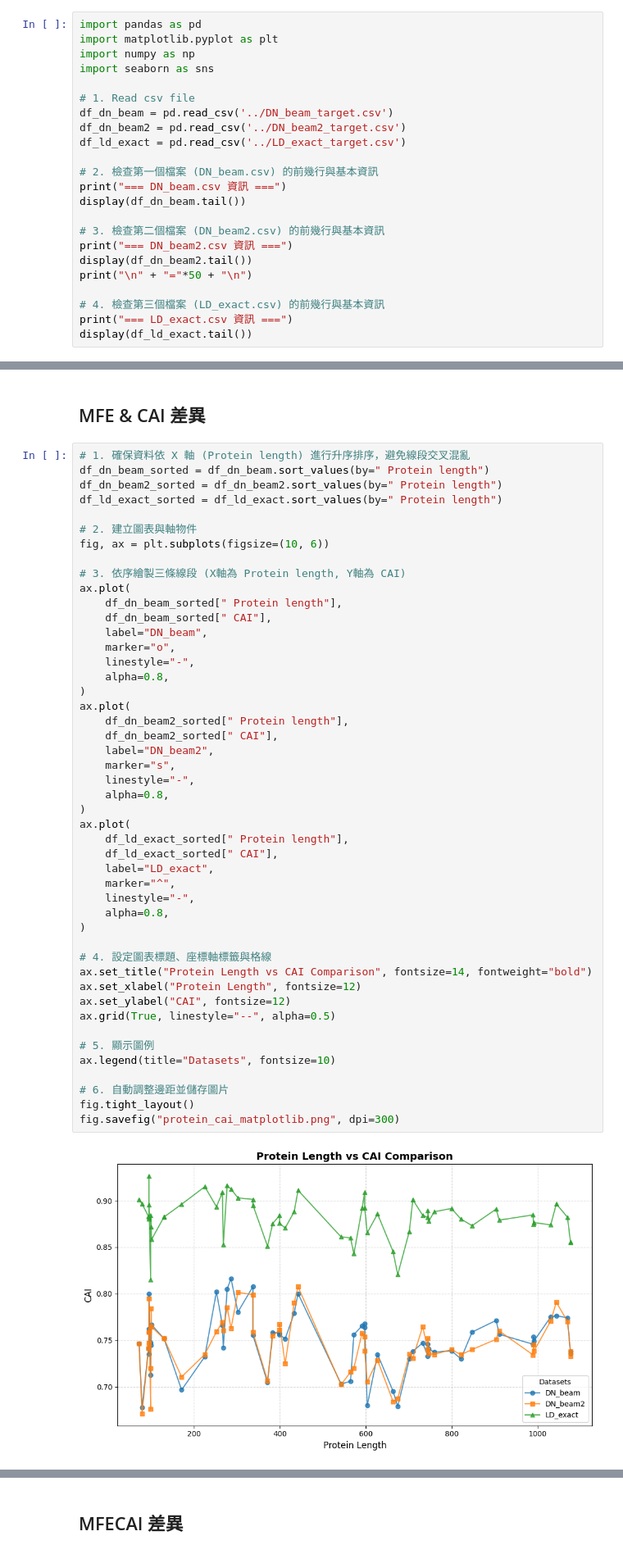
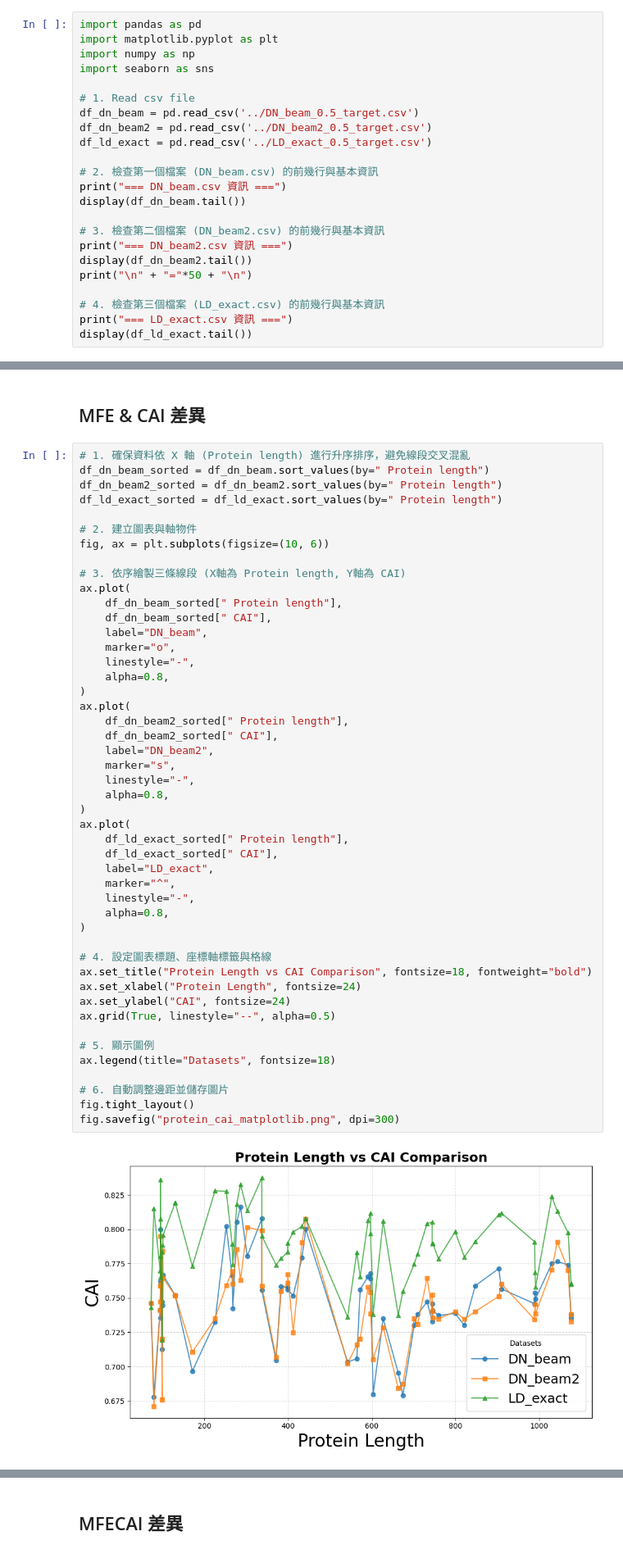
Before and after one commit to Beck049/LinearCDSfold, a Jupyter notebook: visualization/beam_speedup.ipynb, the cells around one changed output, grey strips where cells are left out. Shown at 82% size. Drawn from its saved outputs; the diff is of its cells as text.

Commit message:
[exec] 執行 beam speedup visualization

```diff
--- a/visualization/beam_speedup.ipynb
+++ b/visualization/beam_speedup.ipynb
@@ -41,9 +41,9 @@ import numpy as np
 import seaborn as sns
 
 # 1. Read csv file
-df_dn_beam = pd.read_csv('../DN_beam_target.csv')
-df_dn_beam2 = pd.read_csv('../DN_beam2_target.csv')
-df_ld_exact = pd.read_csv('../LD_exact_target.csv')
+df_dn_beam = pd.read_csv('../DN_beam_0.5_target.csv')
+df_dn_beam2 = pd.read_csv('../DN_beam2_0.5_target.csv')
+df_ld_exact = pd.read_csv('../LD_exact_0.5_target.csv')
 
 # 2. 檢查第一個檔案 (DN_beam.csv) 的前幾行與基本資訊
 print("=== DN_beam.csv 資訊 ===")
@@ -196,38 +233,38 @@ ax.plot(
     marker="o",
     linestyle="-",
     alpha=0.8,
 )
 ax.plot(
     df_dn_beam2_sorted[" Protein length"],
     df_dn_beam2_sorted[" CAI"],
     label="DN_beam2",
     marker="s",
     linestyle="-",
     alpha=0.8,
 )
 ax.plot(
     df_ld_exact_sorted[" Protein length"],
     df_ld_exact_sorted[" CAI"],
     label="LD_exact",
     marker="^",
     linestyle="-",
     alpha=0.8,
 )
 
 # 4. 設定圖表標題、座標軸標籤與格線
-ax.set_title("Protein Length vs CAI Comparison", fontsize=14, fontweight="bold")
-ax.set_xlabel("Protein Length", fontsize=12)
-ax.set_ylabel("CAI", fontsize=12)
+ax.set_title("Protein Length vs CAI Comparison", fontsize=18, fontweight="bold")
+ax.set_xlabel("Protein Length", fontsize=24)
+ax.set_ylabel("CAI", fontsize=24)
 ax.grid(True, linestyle="--", alpha=0.5)
 
 # 5. 顯示圖例
-ax.legend(title="Datasets", fontsize=10)
+ax.legend(title="Datasets", fontsize=18)
 
 # 6. 自動調整邊距並儲存圖片
 fig.tight_layout()
 fig.savefig("protein_cai_matplotlib.png", dpi=300)
 # %% [output]
-[figure, old version]
+[figure, new version]
 # %% [markdown]
 ### CAI
 **CAI 定義**
```
Also changed, not shown: parts of 8 cells of this notebook, 6 other files.
